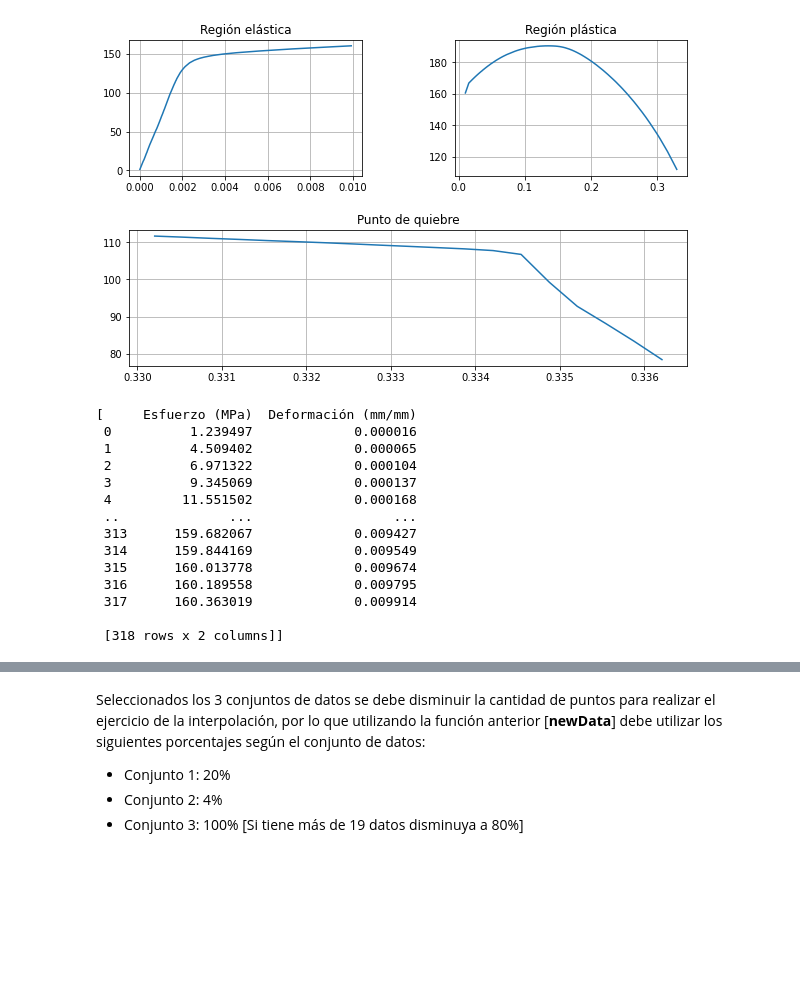
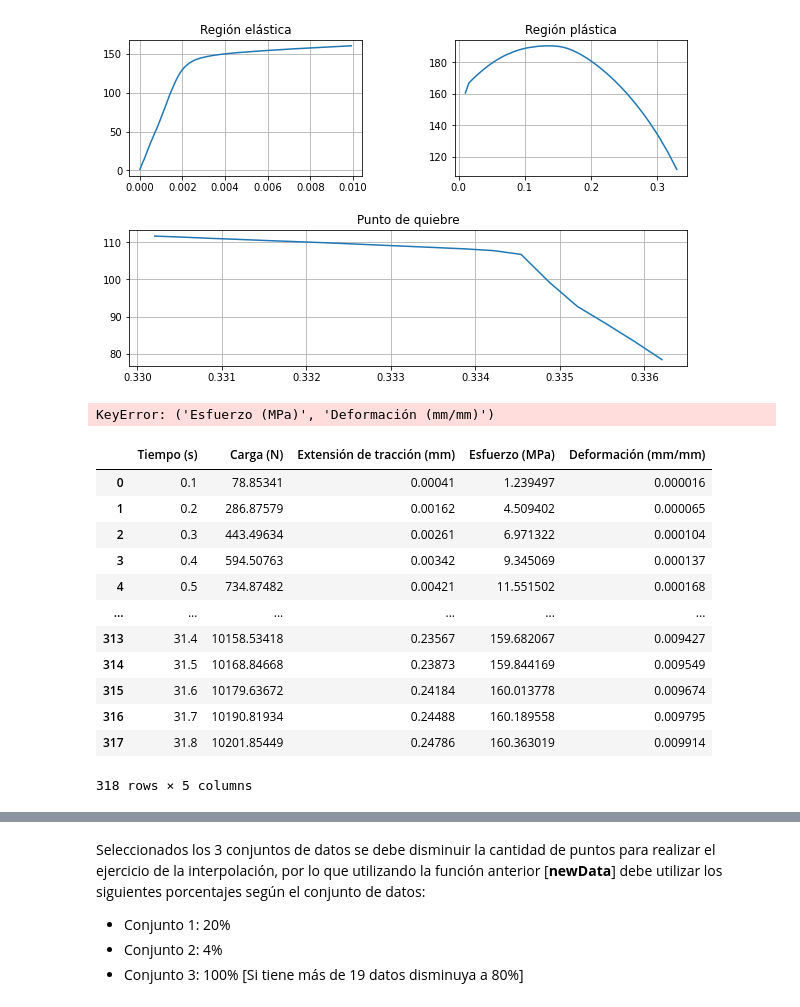
Before and after one commit to adazaa21/a_dazaa_2_HC, a Jupyter notebook: Taller_1.ipynb, the cells around one changed output, grey strips where cells are left out. Saved outputs shown, nothing was run; the diff lists cells and outputs as text; code cells hidden in the pictures; blank space fills up the shorter version.

```diff
--- a/Taller_1.ipynb
+++ b/Taller_1.ipynb
@@ -398,26 +398,27 @@ plt.show()
 # %%
 # Selección de las columnas de interés ¿Cuáles son?
 #Igual que para la realización de la gráfica anterior, las columnas de interés corresponden a esfuerzo (y) y deformación (x).
-f_1F = [f_1[['Esfuerzo (MPa)', 'Deformación (mm/mm)']]]
-f_2F = [f_2[['Esfuerzo (MPa)', 'Deformación (mm/mm)']]]
-f_3F= [f_3[['Esfuerzo (MPa)', 'Deformación (mm/mm)']]]
+f_1F = f_1[['Esfuerzo (MPa)', 'Deformación (mm/mm)']]
+f_2F = f_2[['Esfuerzo (MPa)', 'Deformación (mm/mm)']]
+f_3F= f_3[['Esfuerzo (MPa)', 'Deformación (mm/mm)']]
+# %% [output]
+KeyError: ('Esfuerzo (MPa)', 'Deformación (mm/mm)')
 # %%
 # DataFrame conjunto 1
-f_1F
+f_1
 # %% [output]
+|  | Tiempo (s) | Carga (N) | Extensión de tracción (mm) | Esfuerzo (MPa) | Deformación (mm/mm) |
+| 0 | 0.1 | 78.85341 | 0.00041 | 1.239497 | 0.000016 |
+| 1 | 0.2 | 286.87579 | 0.00162 | 4.509402 | 0.000065 |
+| 2 | 0.3 | 443.49634 | 0.00261 | 6.971322 | 0.000104 |
+| 3 | 0.4 | 594.50763 | 0.00342 | 9.345069 | 0.000137 |
+| 4 | 0.5 | 734.87482 | 0.00421 | 11.551502 | 0.000168 |
+| ... | ... | ... | ... | ... | ... |
+| 313 | 31.4 | 10158.53418 | 0.23567 | 159.682067 | 0.009427 |
+| 314 | 31.5 | 10168.84668 | 0.23873 | 159.844169 | 0.009549 |
+| 315 | 31.6 | 10179.63672 | 0.24184 | 160.013778 | 0.009674 |
+| 316 | 31.7 | 10190.81934 | 0.24488 | 160.189558 | 0.009795 |
+| 317 | 31.8 | 10201.85449 | 0.24786 | 160.363019 | 0.009914 |
-[     Esfuerzo (MPa)  Deformación (mm/mm)
- 0          1.239497             0.000016
- 1          4.509402             0.000065
- 2          6.971322             0.000104
- 3          9.345069             0.000137
- 4         11.551502             0.000168
- ..              ...                  ...
- 313      159.682067             0.009427
- 314      159.844169             0.009549
- 315      160.013778             0.009674
- 316      160.189558             0.009795
- 317      160.363019             0.009914
-
- [318 rows x 2 columns]]
+318 rows × 5 columns
 # %%
 # DataFrame conjunto 2
```
Also changed, not shown: parts of 4 cells of this notebook, 1 other file.
